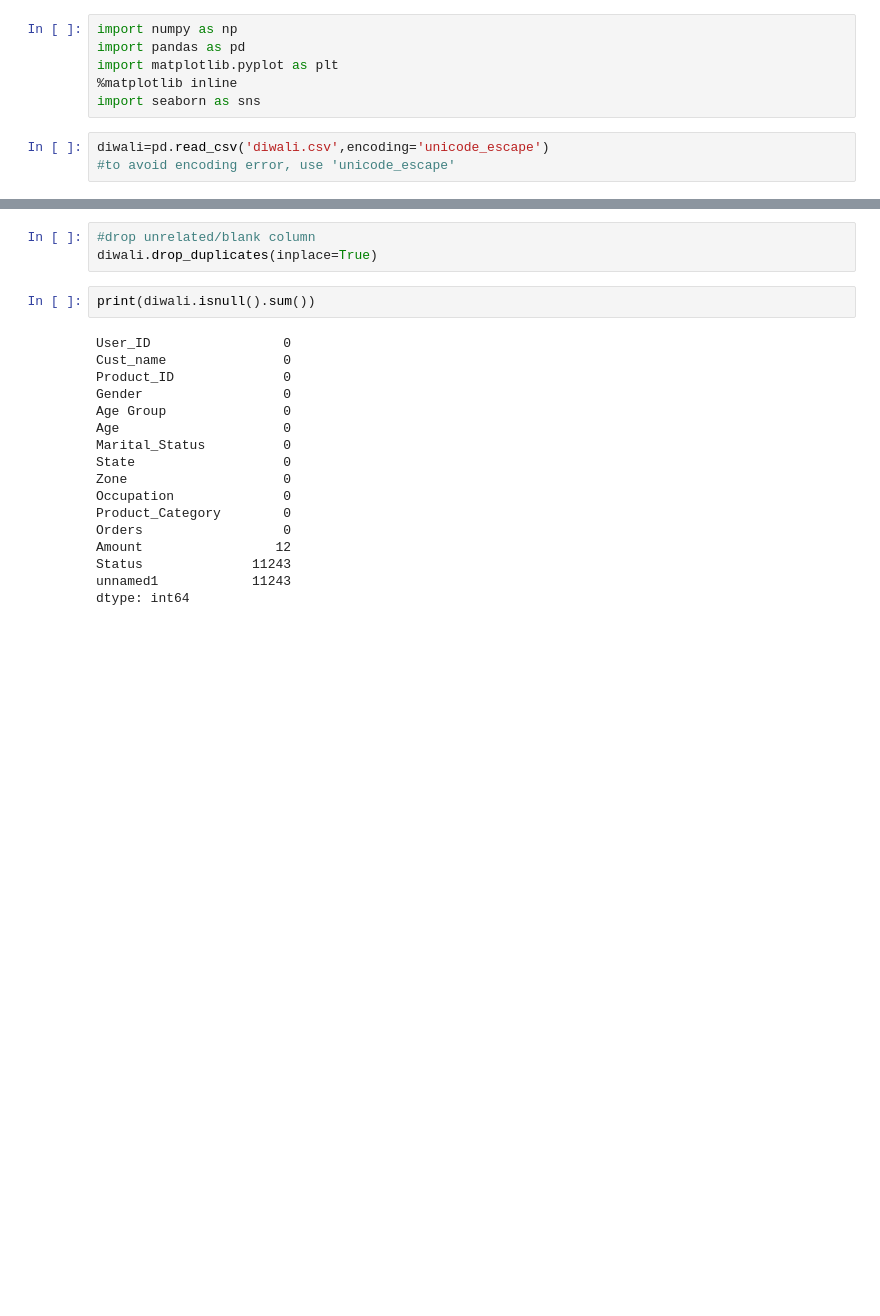
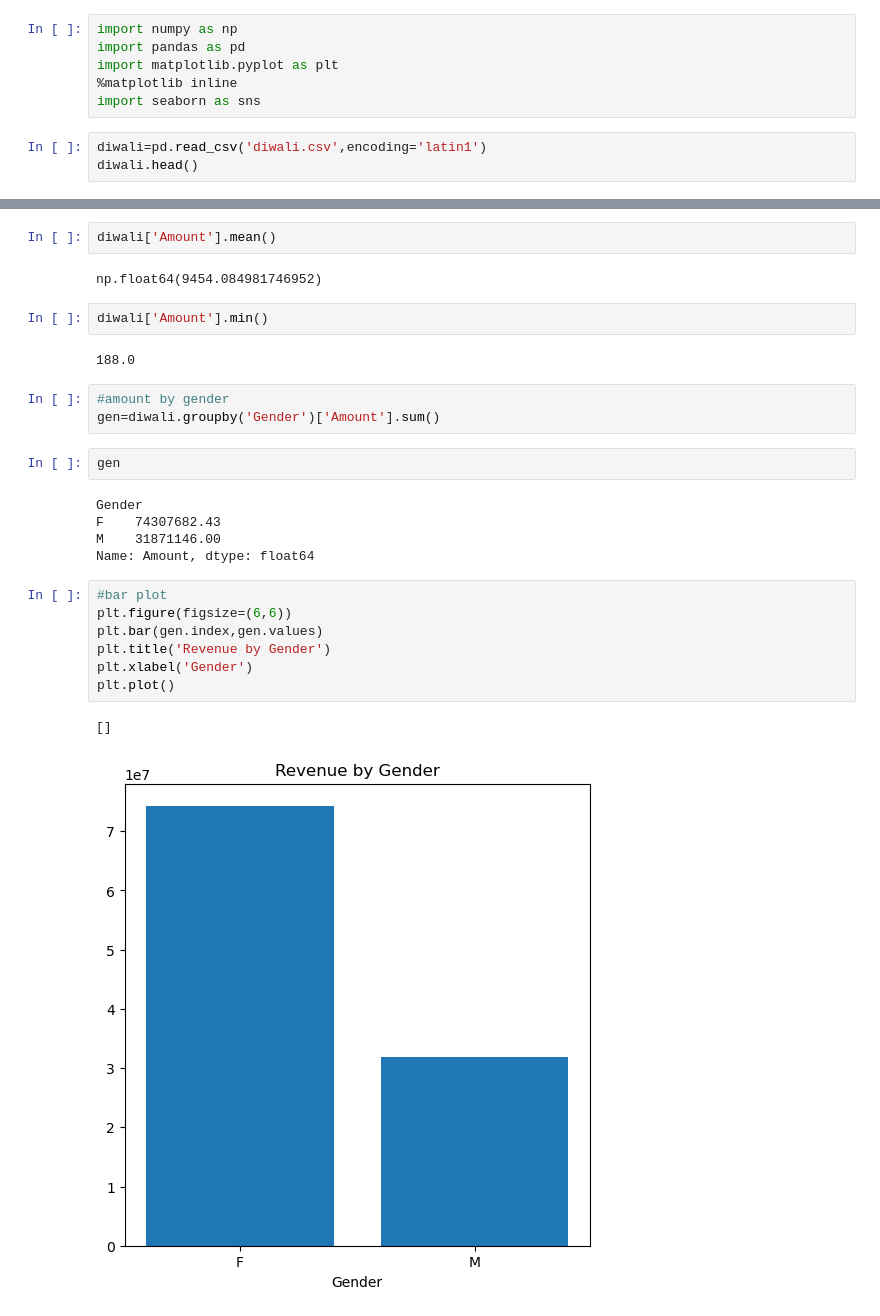
Before and after one commit to sulavg50-ux/Self_data_analysis, a Jupyter notebook: diwali.ipynb, the cells around one changed output, grey strips where cells are left out. Saved outputs shown, nothing was run; the diff lists cells and outputs as text; blank space fills up the shorter version.

```diff
--- a/diwali.ipynb
+++ b/diwali.ipynb
@@ -5,5 +5,5 @@ import matplotlib.pyplot as plt
 %matplotlib inline
 import seaborn as sns
 # %%
-diwali=pd.read_csv('diwali.csv',encoding='unicode_escape')
-#to avoid encoding error, use 'unicode_escape'
+diwali=pd.read_csv('diwali.csv',encoding='latin1')
+diwali.head()
@@ -43,22 +43,28 @@ memory usage: 1.3+ MB
 # %%
-#drop unrelated/blank column
-diwali.drop_duplicates(inplace=True)
+diwali['Amount'].mean()
+# %% [output]
+np.float64(9454.084981746952)
 # %%
-print(diwali.isnull().sum())
+diwali['Amount'].min()
 # %% [output]
-User_ID                 0
-Cust_name               0
-Product_ID              0
-Gender                  0
-Age Group               0
-Age                     0
-Marital_Status          0
-State                   0
-Zone                    0
-Occupation              0
-Product_Category        0
-Orders                  0
-Amount                 12
-Status              11243
-unnamed1            11243
-dtype: int64
+188.0
+# %%
+#amount by gender
+gen=diwali.groupby('Gender')['Amount'].sum()
+# %%
+gen
+# %% [output]
+Gender
+F    74307682.43
+M    31871146.00
+Name: Amount, dtype: float64
+# %%
+#bar plot
+plt.figure(figsize=(6,6))
+plt.bar(gen.index,gen.values)
+plt.title('Revenue by Gender')
+plt.xlabel('Gender')
+plt.plot()
+# %% [output]
+[]
+[figure, added]
```
Also changed, not shown: parts of 6 cells of this notebook.
